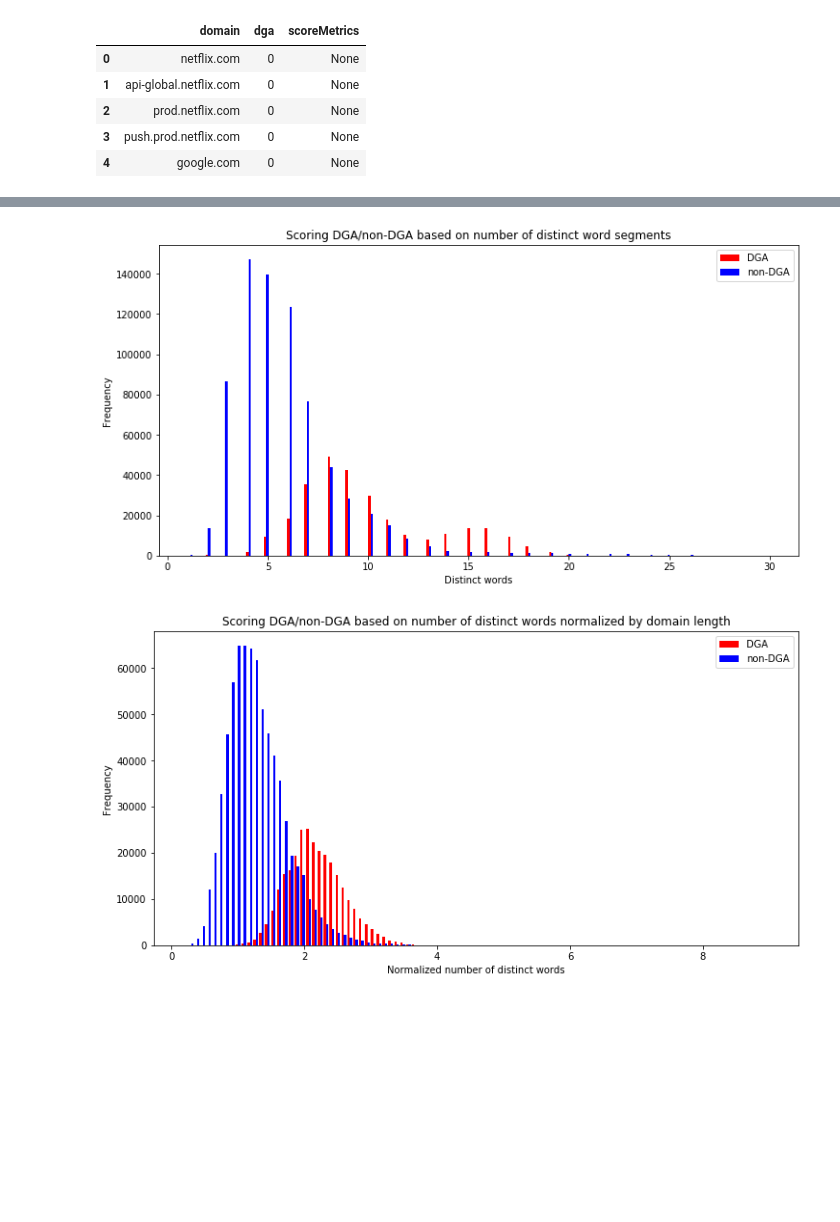
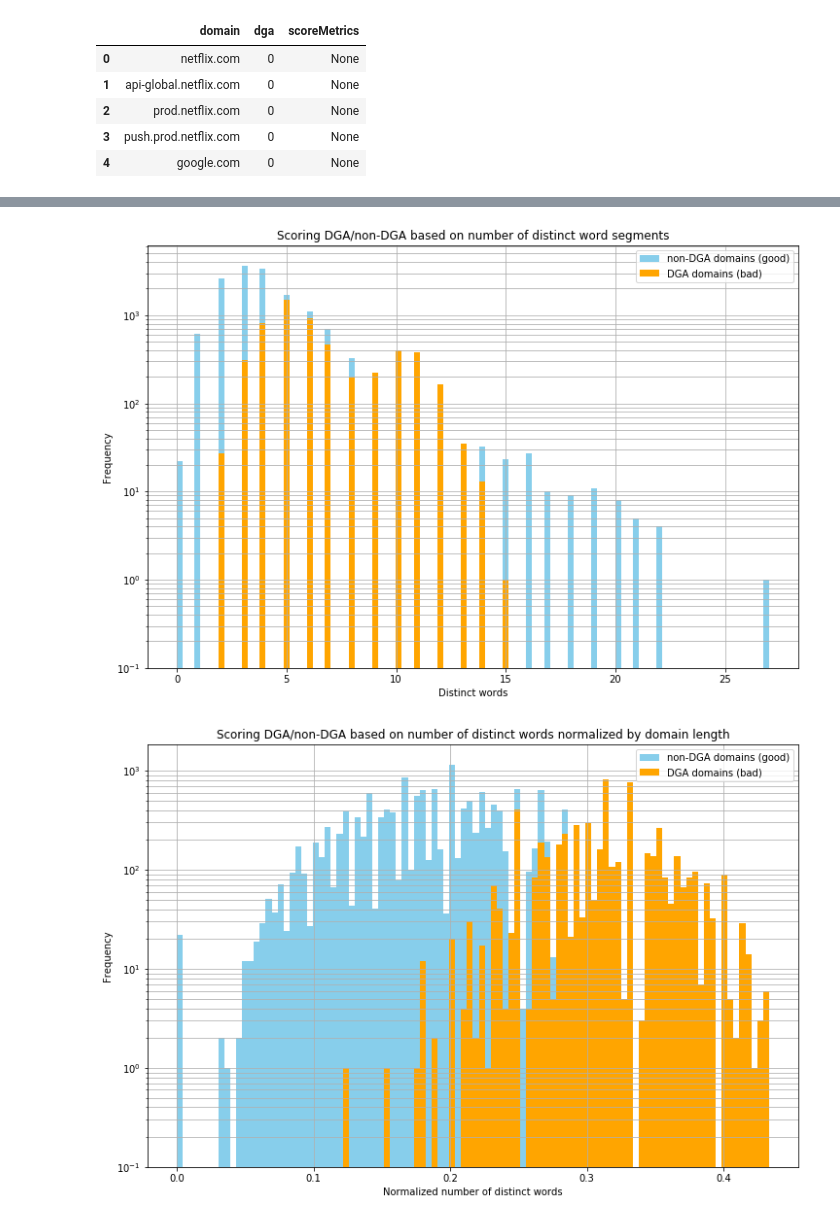
Before and after one commit to jnhunsberger/requex_private, a Jupyter notebook: code/EDA_word_check.ipynb, the cells around one changed output, grey strips where cells are left out. Saved outputs shown, nothing was run; the diff lists cells and outputs as text; code cells hidden in the pictures; blank space fills up the shorter version.

Commit message:
Updated with more analysis. Cleaned plots

```diff
--- a/code/EDA_word_check.ipynb
+++ b/code/EDA_word_check.ipynb
@@ -72,6 +72,7 @@ unified_df.head()
 # Functions to score the text - domain, or lables, and its segments
 
 NA_score = 100.0                                   # penalty score of a text not in vocabulary
+BIGRAM_score = 100.0                                # penalty score for bigram
 
 all_alphas = set(string.ascii_lowercase)
 valid_unigrams = set([])
@@ -92,11 +93,11 @@ def scoreTextSegment(iStart, iStop, text):
     global NA_score
 
     #if text[iStart:iStop] in invalid_unigrams:
-        #return NA_score
-    #elif iStop-iStart <= 2:
     #    return NA_score
+    #elif iStop-iStart == 2:
+    #    return BIGRAM_score
     #else:
-    act_freq = zipf_frequency(text[iStart:iStop], 'en', 'small')
+    act_freq = zipf_frequency(text[iStart:iStop], 'en', 'large')
     if act_freq == 0.0:
         return NA_score
     else:
@@ -197,6 +207,7 @@ def scoreDomain(inRow, verbosity=0):
         print("\n", "="*5, thisDomain, "="*5)
 
     labels = thisDomain.lower().split('.')  # separate the domain labels
+    labels.pop(-1)                          # drop TLD label
     thisScore = []
     unique_words = set()
     for i,label in enumerate(labels):
@@ -207,10 +218,14 @@ def scoreDomain(inRow, verbosity=0):
             print("Score for label '{:30s}' = {:6.3f}, unique_words = {:d} {}"
                   .format(label, thisScore[i], len(word_set), word_set))
 
+    num_digits = sum( char.isdigit() for char in thisDomain)
+
     return [sum(thisScore),                      # return total score for the domain
             sum(thisScore) / len(thisDomain),    # total score normalized bu domain length
             len(unique_words),                   # return number of unique words in domain
-            len(unique_words) / len(thisDomain)] # return number of unique words in domain normalized by its length
+            len(unique_words) / len(thisDomain), # return number of unique words in domain normalized by its length
+            num_digits,
+            num_digits / len(thisDomain)]
 # %%
 # Testing segmentation code
 print("\n--Text segmentation--")
@@ -238,7 +250,7 @@ Score for label 'xyz                           ' = 14.560, unique_words = 3 {'y'
 dtype: object
 # %%
 debug_verbose = 1
-samples = 1000000
+samples = 20000
 
 #sampled_df = unified_df
 sampled_df = unified_df.sample(n=samples, random_state=3)
@@ -289,18 +301,21 @@ def retrieve_score( dframe, scoreIdx):
     return list(dframe.apply( lambda x: x[scoreIdx]))
 # %%
 def plot_hists(dga_df, nondga_df, scoreType=0, scoreText='', title=''):
-    legend = ['DGA', 'non-DGA']
 
-    plt.figure(figsize=(12,6))
+    plt.figure(figsize=(12,8))
     dga_scores = retrieve_score(dga_df, scoreType)
     nondga_scores = retrieve_score(nondga_df, scoreType)
-    plt.hist([dga_scores, nondga_scores], bins=100, color=['red', 'blue'] )
+    plt.hist([dga_scores, nondga_scores], bins=100, color=['orange', 'skyblue'],
+             label = ['DGA domains (bad)', 'non-DGA domains (good)'],
+             histtype='stepfilled', log=True)
     #plt.xticks(range(0, 500))
     #plt.yticks(range(1, 2000))
     plt.xlabel(scoreText)
     plt.ylabel("Frequency")
-    plt.legend(legend)
+    plt.legend()
+    plt.grid(True,'both')
     plt.title(title)
+    plt.savefig('score_' + str(scoreType) + '.png')
     plt.show()
 # %%
 plot_hists(sc_dga, sc_nondga, 0, 'Raw probability score',
@@ -316,9 +331,9 @@ plot_hists(sc_dga, sc_nondga, 1, 'Normalized probability score',
 plot_hists(sc_dga, sc_nondga, 2, 'Distinct words',
            'Scoring DGA/non-DGA based on number of distinct word segments')
 # %% [output]
-[figure, old version]
+[figure, new version]
 # %%
-plot_hists(sc_dga, sc_nondga, 1, 'Normalized number of distinct words',
+plot_hists(sc_dga, sc_nondga, 3, 'Normalized number of distinct words',
            'Scoring DGA/non-DGA based on number of distinct words normalized by domain length')
 # %% [output]
-[figure, old version]
+[figure, new version]
```
Also changed, not shown: parts of 9 cells of this notebook.
